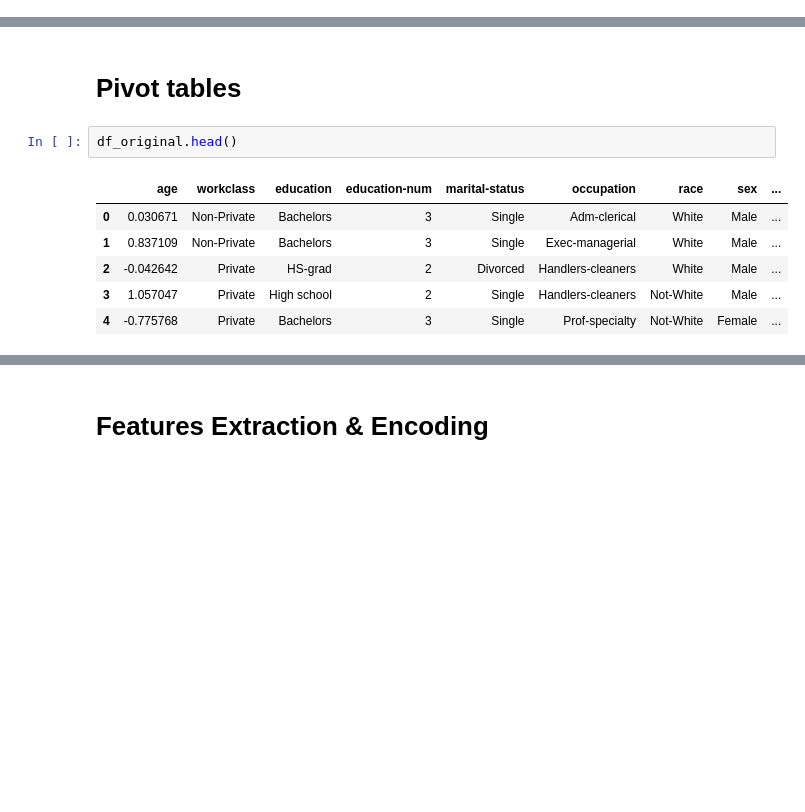
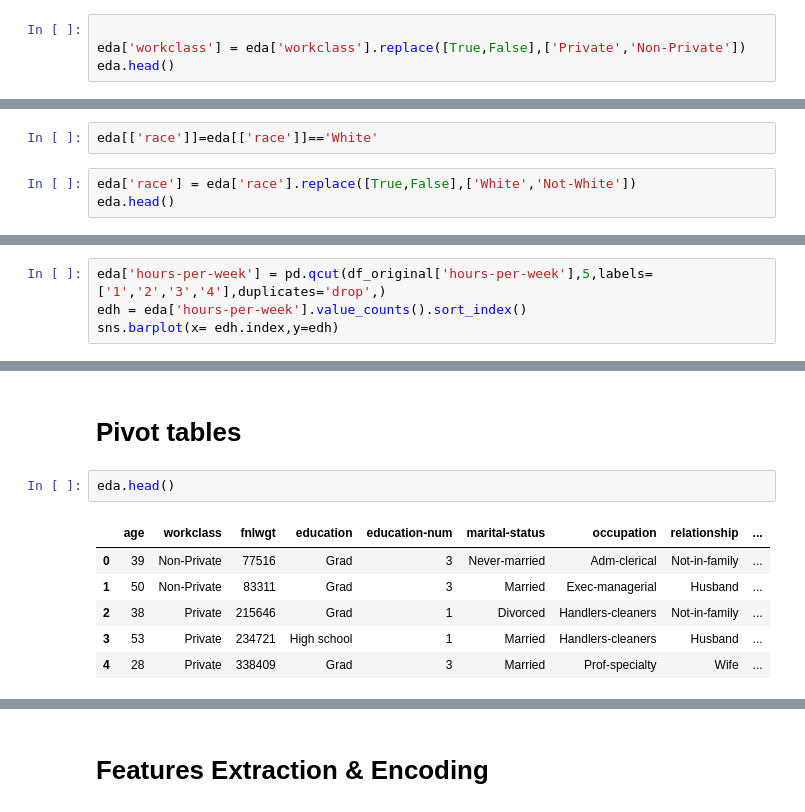
Before and after one commit to vtanmay3103/Census-Income-Classification, a Jupyter notebook: Income_data_eda.ipynb, the cells around one changed output, grey strips where cells are left out. Drawn from its saved outputs; the diff is of its cells as text; blank space fills up the shorter version.

```diff
--- a/Income_data_eda.ipynb
+++ b/Income_data_eda.ipynb
@@ -330,0 +288,4 @@ No skewness
+# %%
+
+eda['workclass'] = eda['workclass'].replace([True,False],['Private','Non-Private'])
+eda.head()
@@ -330,0 +311,5 @@ No skewness
+# %%
+eda[['race']]=eda[['race']]=='White'
+# %%
+eda['race'] = eda['race'].replace([True,False],['White','Not-White'])
+eda.head()
@@ -330,0 +335,4 @@ No skewness
+# %%
+eda['hours-per-week'] = pd.qcut(df_original['hours-per-week'],5,labels=['1','2','3','4'],duplicates='drop',)
+edh = eda['hours-per-week'].value_counts().sort_index()
+sns.barplot(x= edh.index,y=edh)
@@ -331,12 +342,12 @@ No skewness
 # %% [markdown]
 # **Pivot tables**
 # %%
-df_original.head()
+eda.head()
 # %% [output]
-|  | age | workclass | education | education-num | marital-status | occupation | race | sex | ... |
-| 0 | 0.030671 | Non-Private | Bachelors | 3 | Single | Adm-clerical | White | Male | ... |
-| 1 | 0.837109 | Non-Private | Bachelors | 3 | Single | Exec-managerial | White | Male | ... |
-| 2 | -0.042642 | Private | HS-grad | 2 | Divorced | Handlers-cleaners | White | Male | ... |
-| 3 | 1.057047 | Private | High school | 2 | Single | Handlers-cleaners | Not-White | Male | ... |
-| 4 | -0.775768 | Private | Bachelors | 3 | Single | Prof-specialty | Not-White | Female | ... |
+|  | age | workclass | fnlwgt | education | education-num | marital-status | occupation | relationship | ... |
+| 0 | 39 | Non-Private | 77516 | Grad | 3 | Never-married | Adm-clerical | Not-in-family | ... |
+| 1 | 50 | Non-Private | 83311 | Grad | 3 | Married | Exec-managerial | Husband | ... |
+| 2 | 38 | Private | 215646 | Grad | 1 | Divorced | Handlers-cleaners | Not-in-family | ... |
+| 3 | 53 | Private | 234721 | High school | 1 | Married | Handlers-cleaners | Husband | ... |
+| 4 | 28 | Private | 338409 | Grad | 3 | Married | Prof-specialty | Wife | ... |
 # %%
```
Also changed, not shown: parts of 138 cells of this notebook.
